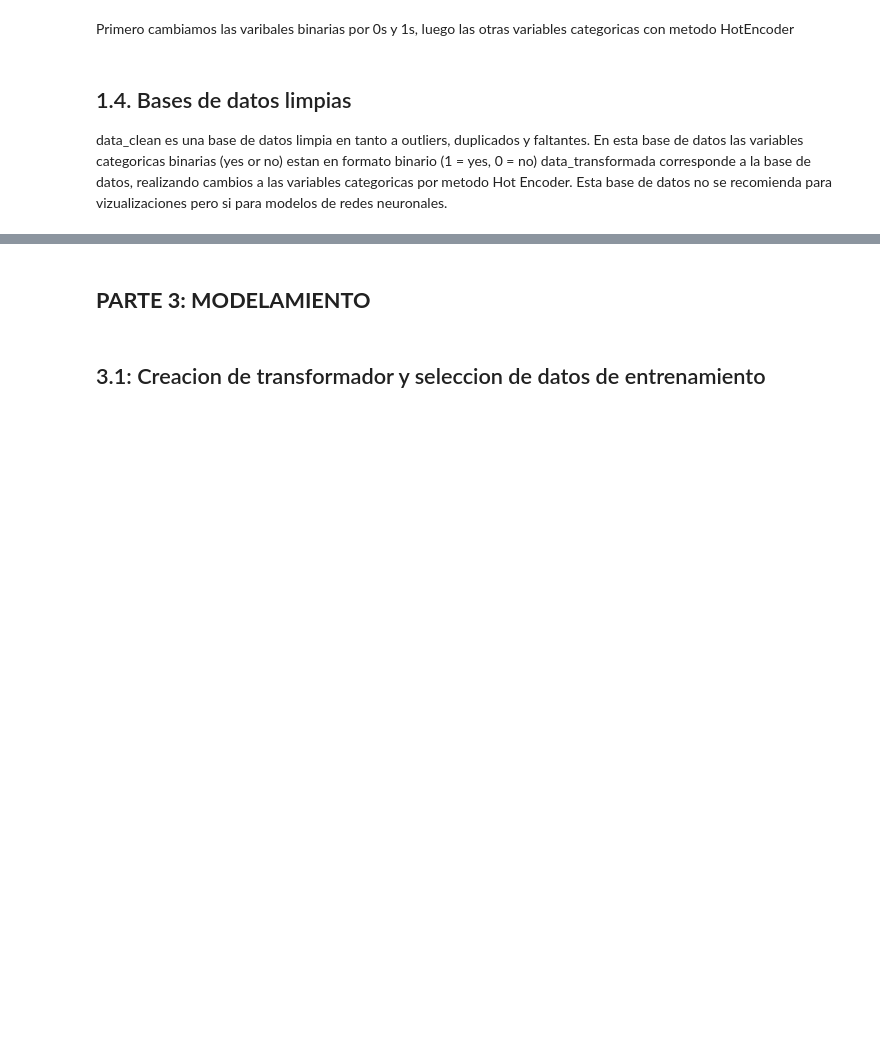
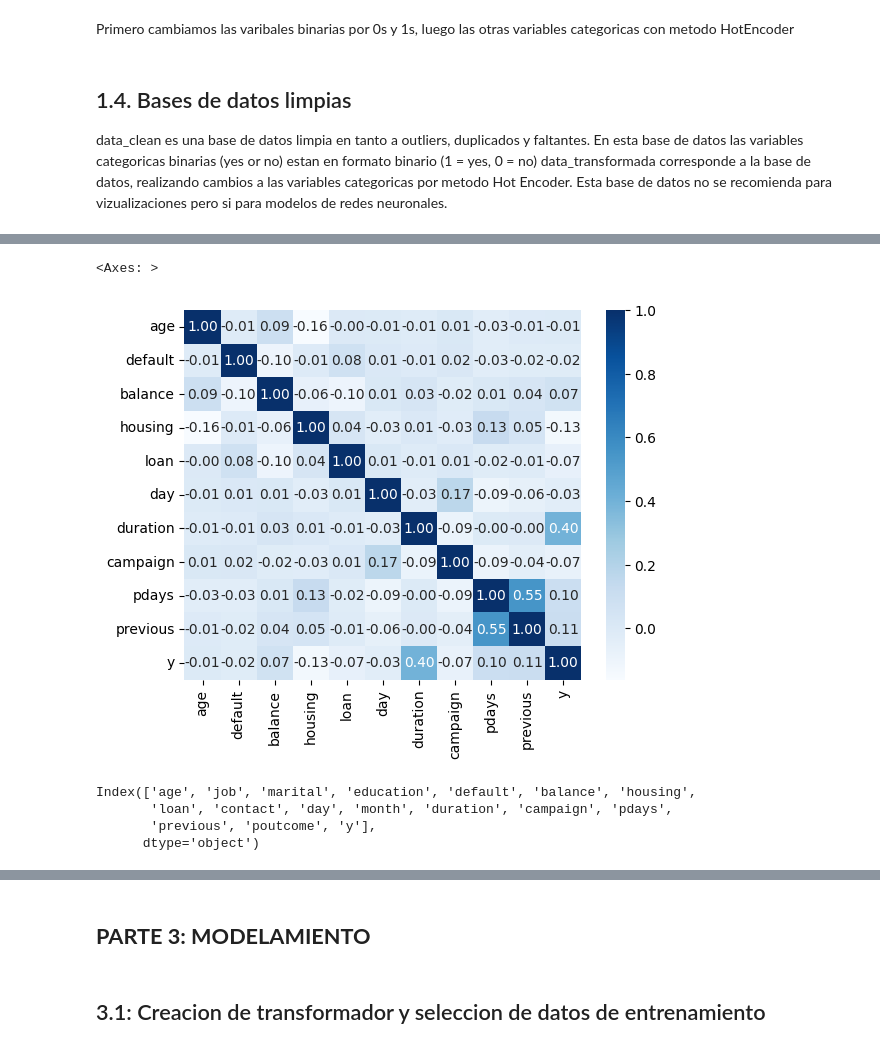
Before and after one commit to TheOneTrueDeQu/PROY2, a Jupyter notebook: PROY2-dataymodelos.ipynb, the cells around one changed output, grey strips where cells are left out. Saved outputs shown, nothing was run; the diff lists cells and outputs as text; code cells hidden in the pictures; blank space fills up the shorter version.

```diff
--- a/PROY2-dataymodelos.ipynb
+++ b/PROY2-dataymodelos.ipynb
@@ -221,0 +233,15 @@ data_clean.to_csv('data_clean.csv', index=False)
+# %%
+features = ["age", "default", "balance", "housing", "loan", "day", "duration","campaign", "pdays", "previous", "y"]
+data_numeric = data_clean[features]
+corr = data_numeric.corr()
+sns.heatmap(corr, cmap="Blues", annot=True, fmt=".2f")
+# %% [output]
+<Axes: >
+[figure, added]
+# %%
+data_clean.columns
+# %% [output]
+Index(['age', 'job', 'marital', 'education', 'default', 'balance', 'housing',
+       'loan', 'contact', 'day', 'month', 'duration', 'campaign', 'pdays',
+       'previous', 'poutcome', 'y'],
+      dtype='object')
```
Also changed, not shown: parts of 9 cells of this notebook.
